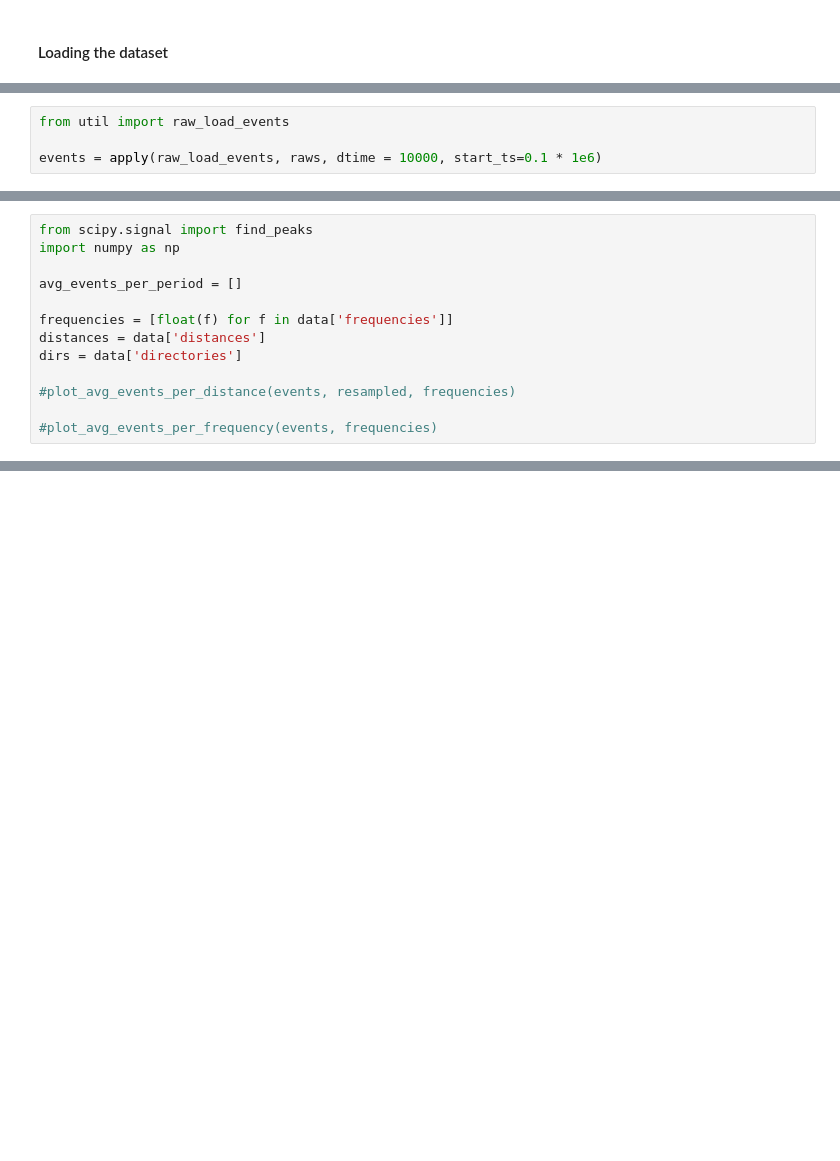
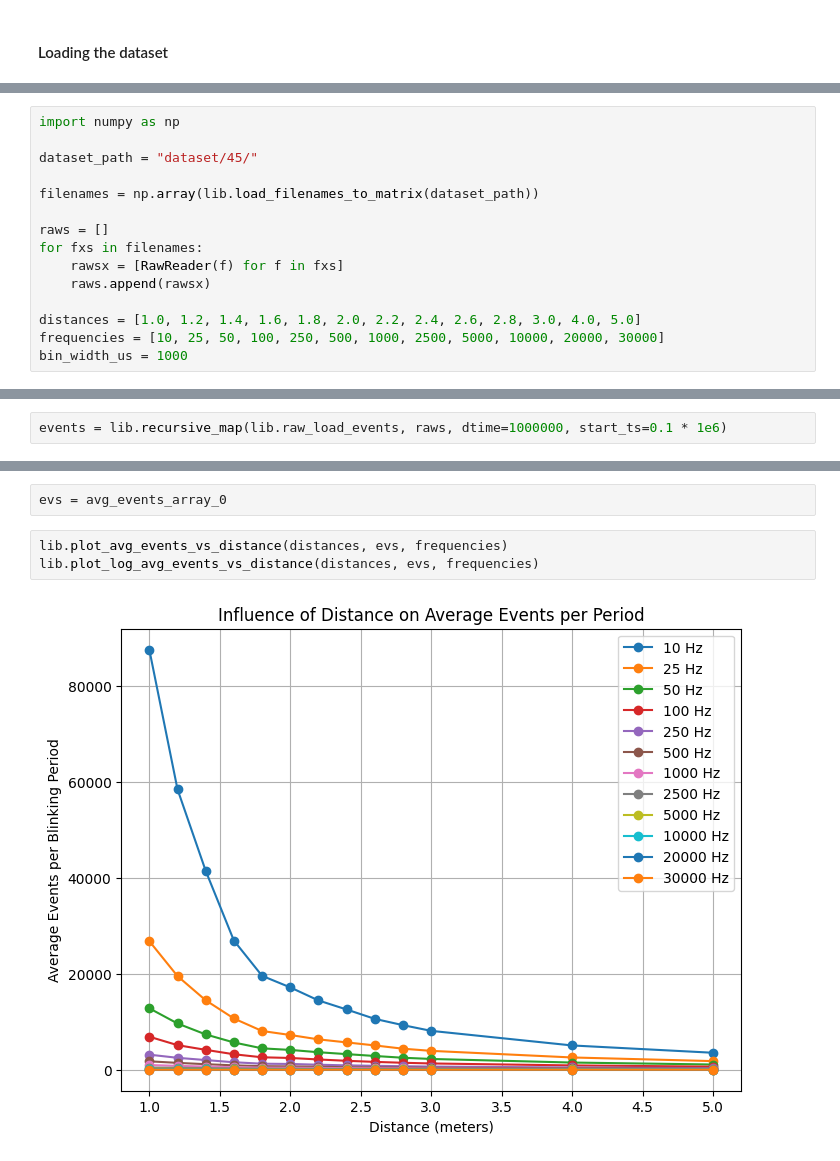
Before and after one commit to kubakubakuba/mrs-uvdar-distance-estimator, a Jupyter notebook: main.ipynb, the cells around one changed output, grey strips where cells are left out. Drawn from its saved outputs; the diff is of its cells as text; blank space fills up the shorter version.

Commit message:
added better plots

```diff
--- a/main.ipynb
+++ b/main.ipynb
@@ -34 +18,16 @@ raws = apply(RawReader, files)
+# %%
+import numpy as np
+
+dataset_path = "dataset/45/"
+
+filenames = np.array(lib.load_filenames_to_matrix(dataset_path))
+
+raws = []
+for fxs in filenames:
+	rawsx = [RawReader(f) for f in fxs]
+	raws.append(rawsx)
+
+distances = [1.0, 1.2, 1.4, 1.6, 1.8, 2.0, 2.2, 2.4, 2.6, 2.8, 3.0, 4.0, 5.0]
+frequencies = [10, 25, 50, 100, 250, 500, 1000, 2500, 5000, 10000, 20000, 30000]
+bin_width_us = 1000
 # %% [markdown]
@@ -36,4 +35,2 @@ raws = apply(RawReader, files)
 # %%
-from util import raw_load_events
-
-events = apply(raw_load_events, raws, dtime = 10000, start_ts=0.1 * 1e6)
+events = lib.recursive_map(lib.raw_load_events, raws, dtime=1000000, start_ts=0.1 * 1e6)
@@ -60,13 +87,0 @@ resampled = apply(resample_by_polarity, events)
-# %%
-from scipy.signal import find_peaks
-import numpy as np
-
-avg_events_per_period = []
-
-frequencies = [float(f) for f in data['frequencies']]
-distances = data['distances']
-dirs = data['directories']
-
-#plot_avg_events_per_distance(events, resampled, frequencies)
-
-#plot_avg_events_per_frequency(events, frequencies)
@@ -133,0 +88,7 @@ plt.show()
+# %%
+evs = avg_events_array_0
+# %%
+lib.plot_avg_events_vs_distance(distances, evs, frequencies)
+lib.plot_log_avg_events_vs_distance(distances, evs, frequencies)
+# %% [output]
+[figure, added]
```
Also changed, not shown: parts of 15 cells of this notebook, 10 other files.
